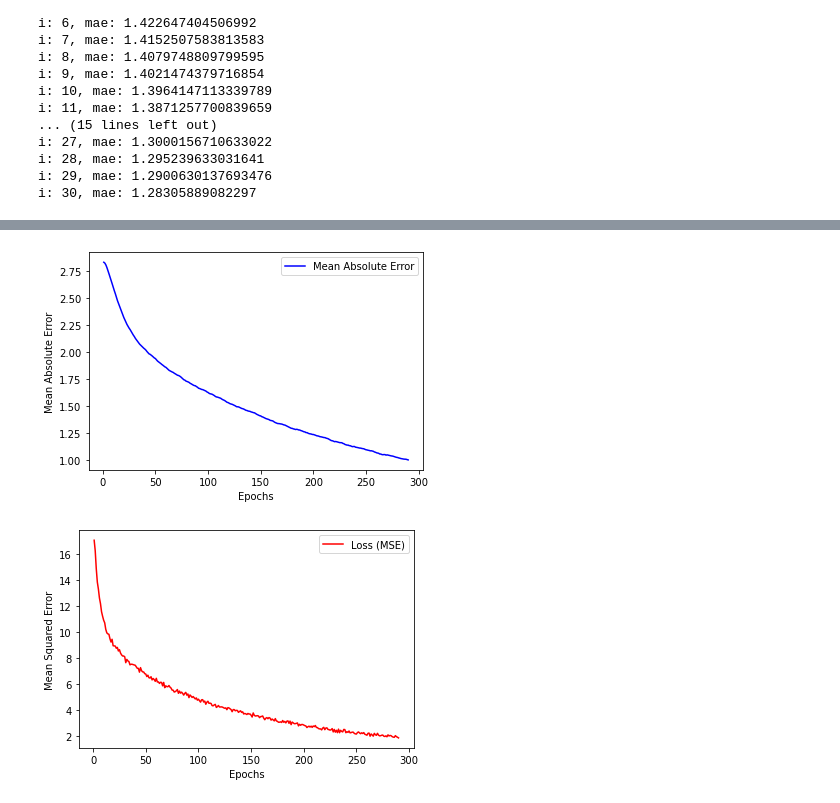
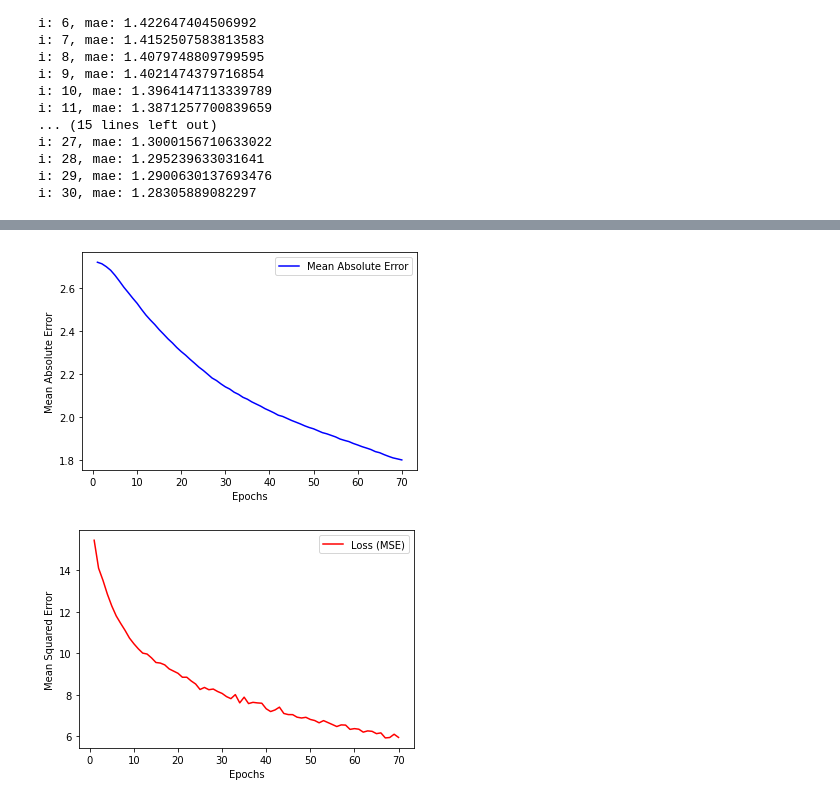
Before and after one commit to williamdarkocode/DL-ML, a Jupyter notebook: DeepLearning_ML_Fundamentals/Code/chollet_housing_dataset_example.ipynb, the cells around one changed output, grey strips where cells are left out. Drawn from its saved outputs; the diff is of its cells as text; code cells hidden in the pictures.

```diff
--- a/DeepLearning_ML_Fundamentals/Code/chollet_housing_dataset_example.ipynb
+++ b/DeepLearning_ML_Fundamentals/Code/chollet_housing_dataset_example.ipynb
@@ -175,7 +175,7 @@ i: 29, mae: 1.2900630137693476
 i: 30, mae: 1.28305889082297
 # %%
 # tuning, and running tuned model on test data
-test_num_epochs = 300
+test_num_epochs = 80
 test_model = build_model()
 test_history = test_model.fit(train_data, train_targets, epochs = test_num_epochs, batch_size=16, verbose=0)
 test_mse, test_mae = test_model.evaluate(test_data, test_targets)
@@ -204,2 +204,2 @@ plt.show()
-[figure, old version]
+[figure, new version]
-[figure, old version]
+[figure, new version]
```
Also changed, not shown: parts of 1 cell of this notebook, 1 other file.
